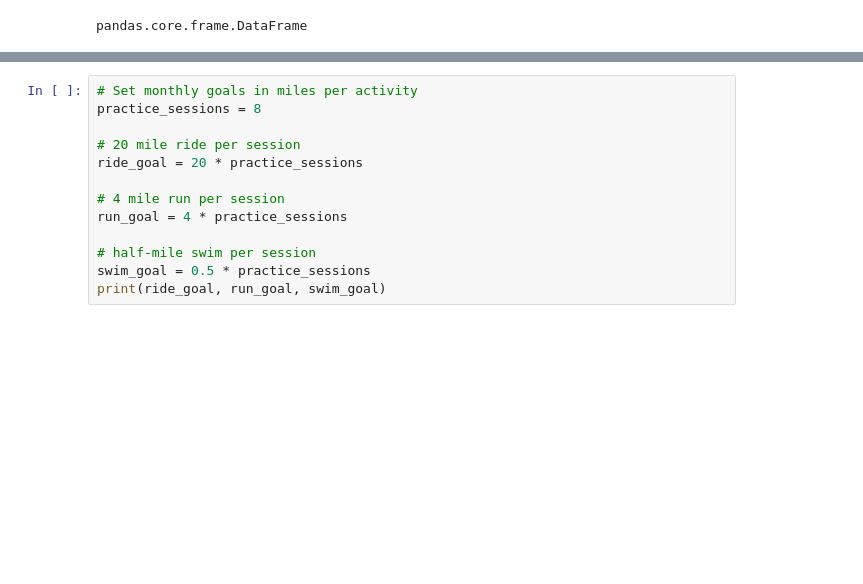
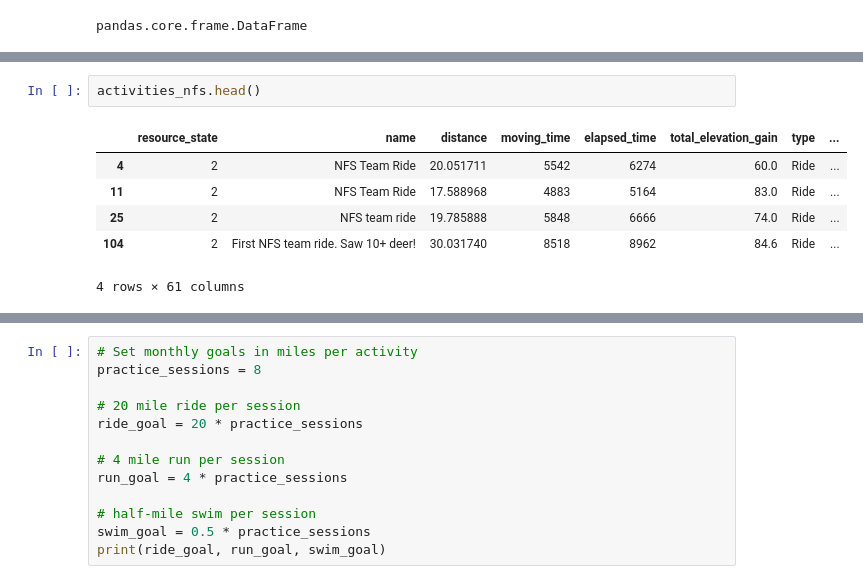
Before and after one commit to jimmyvluong/Strava_API_Fun, a Jupyter notebook: scripts/1_mileage_app.ipynb, the cells around one changed output, grey strips where cells are left out. Cells and saved outputs as stored; diff of their text form; blank space fills up the shorter version.

```diff
--- a/scripts/1_mileage_app.ipynb
+++ b/scripts/1_mileage_app.ipynb
@@ -164,0 +196,9 @@ pandas.core.frame.DataFrame
+# %%
+activities_nfs.head()
+# %% [output]
+|  | resource_state | name | distance | moving_time | elapsed_time | total_elevation_gain | type | ... |
+| 4 | 2 | NFS Team Ride | 20.051711 | 5542 | 6274 | 60.0 | Ride | ... |
+| 11 | 2 | NFS Team Ride | 17.588968 | 4883 | 5164 | 83.0 | Ride | ... |
+| 25 | 2 | NFS team ride | 19.785888 | 5848 | 6666 | 74.0 | Ride | ... |
+| 104 | 2 | First NFS team ride. Saw 10+ deer! | 30.031740 | 8518 | 8962 | 84.6 | Ride | ... |
+4 rows × 61 columns
```
Also changed, not shown: parts of 16 cells of this notebook, 3 other files.
